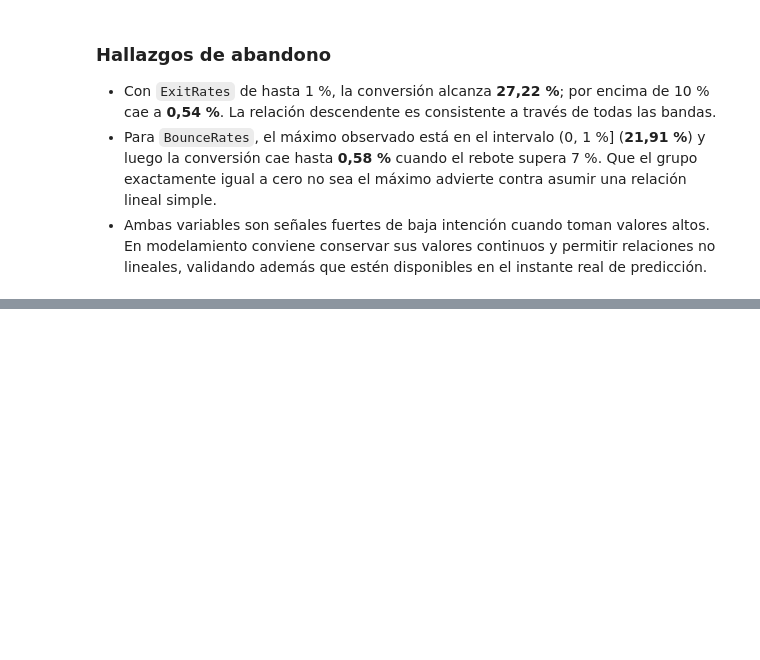
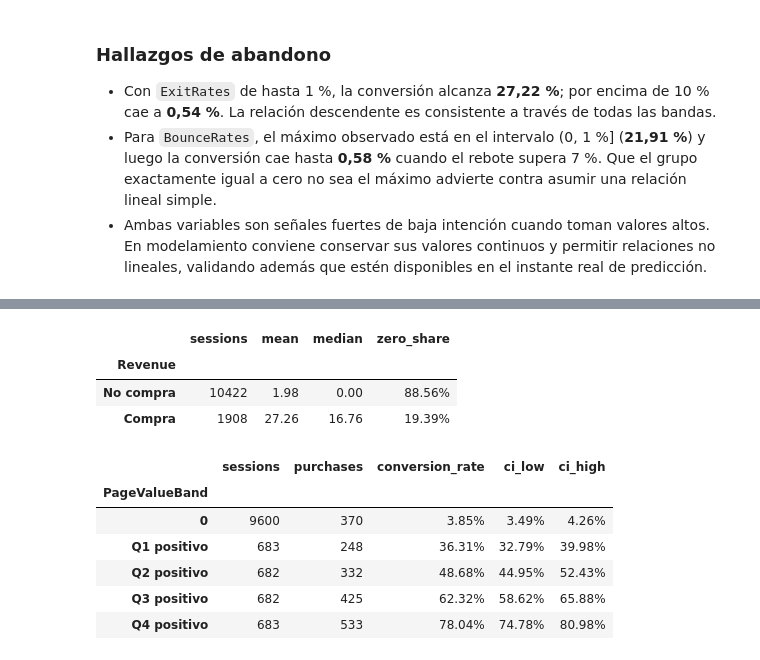
Before and after one commit to aladelca/maia_despliegue_soluciones_microproyecto, a Jupyter notebook: notebooks/09_eda_business_purchase_probability.ipynb, the cells around one changed output, grey strips where cells are left out. Drawn from its saved outputs; the diff is of its cells as text; code cells hidden in the pictures; blank space fills up the shorter version.

```diff
--- a/notebooks/09_eda_business_purchase_probability.ipynb
+++ b/notebooks/09_eda_business_purchase_probability.ipynb
@@ -296,0 +303,35 @@ plt.show()
+# %%
+positive_page_values = sessions.loc[sessions['PageValues'] > 0, 'PageValues']
+page_value_quartiles = [
+    float(positive_page_values.quantile(quantile)) for quantile in (0.25, 0.50, 0.75)
+]
+page_value_band = pd.cut(
+    sessions['PageValues'],
+    bins=[-1e-12, 0, *page_value_quartiles, np.inf],
+    labels=['0', 'Q1 positivo', 'Q2 positivo', 'Q3 positivo', 'Q4 positivo'],
+    include_lowest=True,
+)
+page_value_conversion = conversion_table(
+    sessions.assign(PageValueBand=page_value_band), 'PageValueBand'
+)
+page_values_by_revenue = sessions.groupby('Revenue', observed=True)['PageValues'].agg(
+    sessions='size', mean='mean', median='median', zero_share=lambda values: (values == 0).mean()
+).rename(index={False: 'No compra', True: 'Compra'})
+display(page_values_by_revenue.style.format({
+    'mean': '{:.2f}', 'median': '{:.2f}', 'zero_share': '{:.2%}'
+}))
+display(page_value_conversion.style.format({
+    'conversion_rate': '{:.2%}', 'ci_low': '{:.2%}', 'ci_high': '{:.2%}'
+}))
+# %% [output]
+|  | sessions | mean | median | zero_share |
+| Revenue |  |  |  |  |
+| No compra | 10422 | 1.98 | 0.00 | 88.56% |
+| Compra | 1908 | 27.26 | 16.76 | 19.39% |
+|  | sessions | purchases | conversion_rate | ci_low | ci_high |
+| PageValueBand |  |  |  |  |  |
+| 0 | 9600 | 370 | 3.85% | 3.49% | 4.26% |
+| Q1 positivo | 683 | 248 | 36.31% | 32.79% | 39.98% |
+| Q2 positivo | 682 | 332 | 48.68% | 44.95% | 52.43% |
+| Q3 positivo | 682 | 425 | 62.32% | 58.62% | 65.88% |
+| Q4 positivo | 683 | 533 | 78.04% | 74.78% | 80.98% |
```
Also changed, not shown: parts of 8 cells of this notebook, 2 other files.
